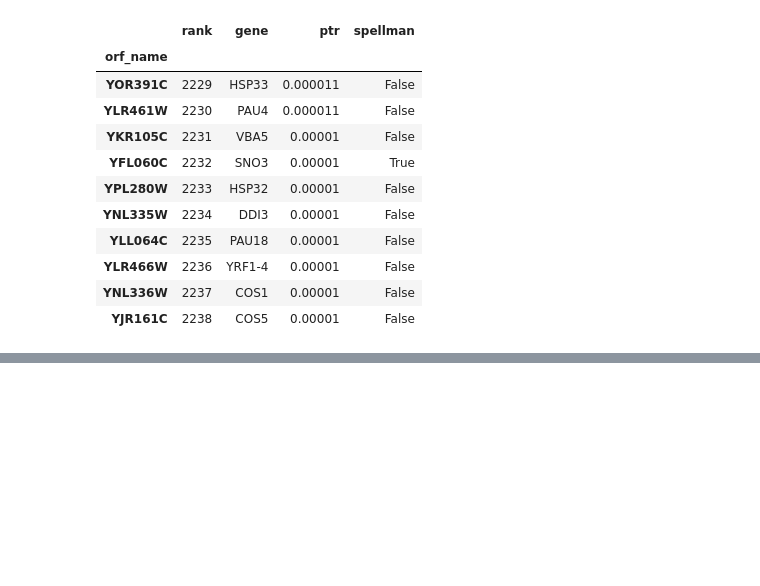
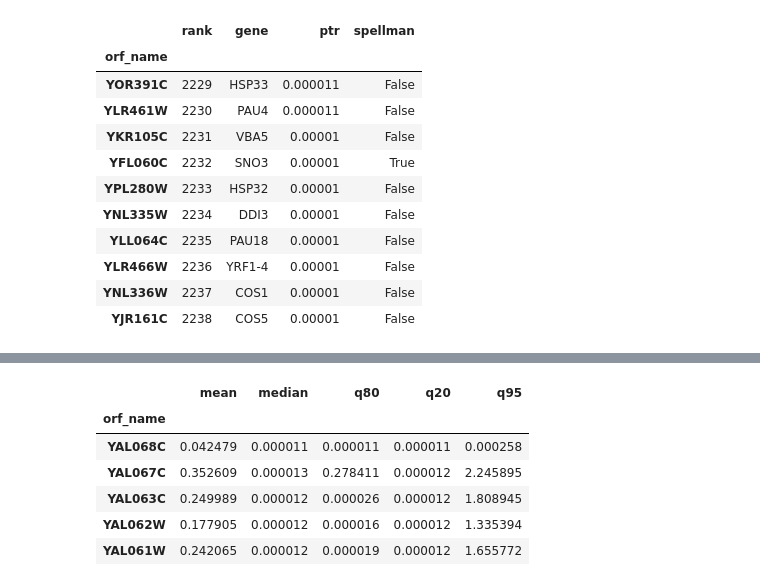
Before and after one commit to HarteminkLab/cell-cycle-deconv, a Jupyter notebook: 19_Chromatin_PTR_Analysis.ipynb, the cells around one changed output, grey strips where cells are left out. Cells and saved outputs as stored; diff of their text form; code cells hidden in the pictures; blank space fills up the shorter version.

```diff
--- a/19_Chromatin_PTR_Analysis.ipynb
+++ b/19_Chromatin_PTR_Analysis.ipynb
@@ -104,0 +128,10 @@ peak_to_trough_analysis.k_sorted_genes.tail(10)
+# %%
+summary_ptrs.head()
+# %% [output]
+|  | mean | median | q80 | q20 | q95 |
+| orf_name |  |  |  |  |  |
+| YAL068C | 0.042479 | 0.000011 | 0.000011 | 0.000011 | 0.000258 |
+| YAL067C | 0.352609 | 0.000013 | 0.278411 | 0.000012 | 2.245895 |
+| YAL063C | 0.249989 | 0.000012 | 0.000026 | 0.000012 | 1.808945 |
+| YAL062W | 0.177905 | 0.000012 | 0.000016 | 0.000012 | 1.335394 |
+| YAL061W | 0.242065 | 0.000012 | 0.000019 | 0.000012 | 1.655772 |
```
Also changed, not shown: parts of 7 cells of this notebook.
